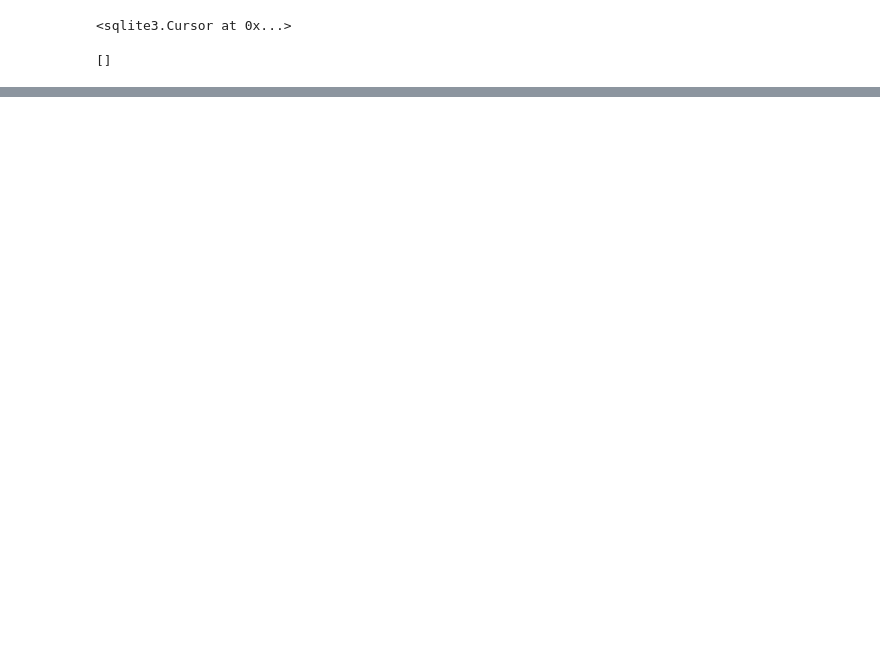
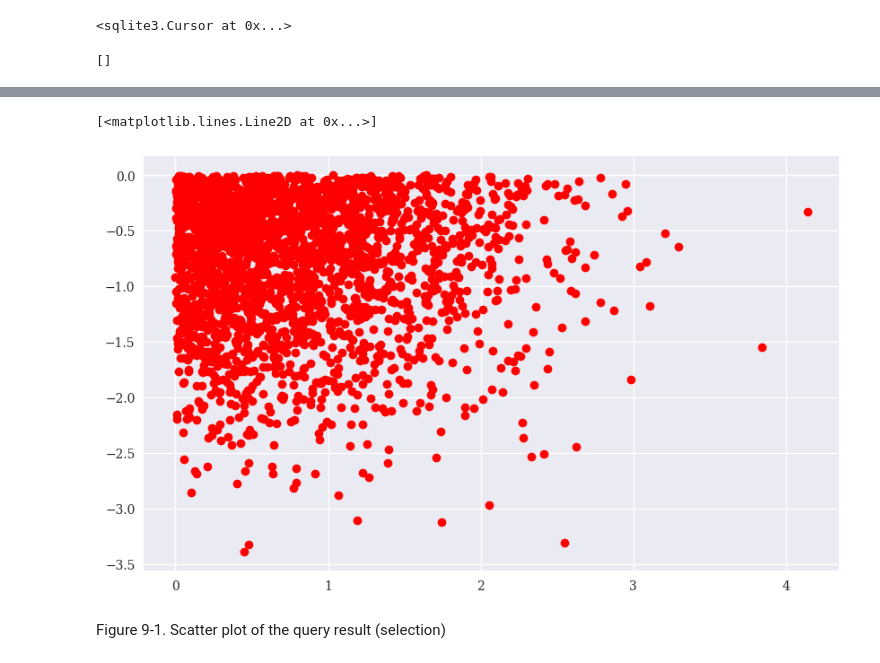
Before and after one commit to Youngsoo1024/Python_Finance, a Jupyter notebook: Chap9/ch9_test.ipynb, the cells around one changed output, grey strips where cells are left out. Drawn from its saved outputs; the diff is of its cells as text; code cells hidden in the pictures; blank space fills up the shorter version.

```diff
--- a/Chap9/ch9_test.ipynb
+++ b/Chap9/ch9_test.ipynb
@@ -314,0 +410,4 @@ con.close()
+# %%
+filename = path + 'numbers'
+# %%
+con = sq3.Connection(filename+'.db')
@@ -314,0 +416,3 @@ con.close()
+# %%
+q = con.execute
+qm= con.executemany
@@ -314,0 +443,5 @@ con.close()
+# %%
+%%time
+# retrieves a selsctino of the rows and transforms it to an ndarray object.
+query = 'SELECT * FROM numbers WHERE No1>0 AND No2 <0'
+res = np.array((q(query).fetchall())).round(3)
@@ -314,0 +451,9 @@ con.close()
+# %%
+res = res[::100]
+plt.figure(figsize=(10,6))
+plt.plot(res[:,0], res[:,1],'ro')
+# %% [output]
+[<matplotlib.lines.Line2D at 0x...>]
+[figure, added]
+# %% [markdown]
+Figure 9-1. Scatter plot of the query result (selection)
```
Also changed, not shown: parts of 53 cells of this notebook, 4 other files.
